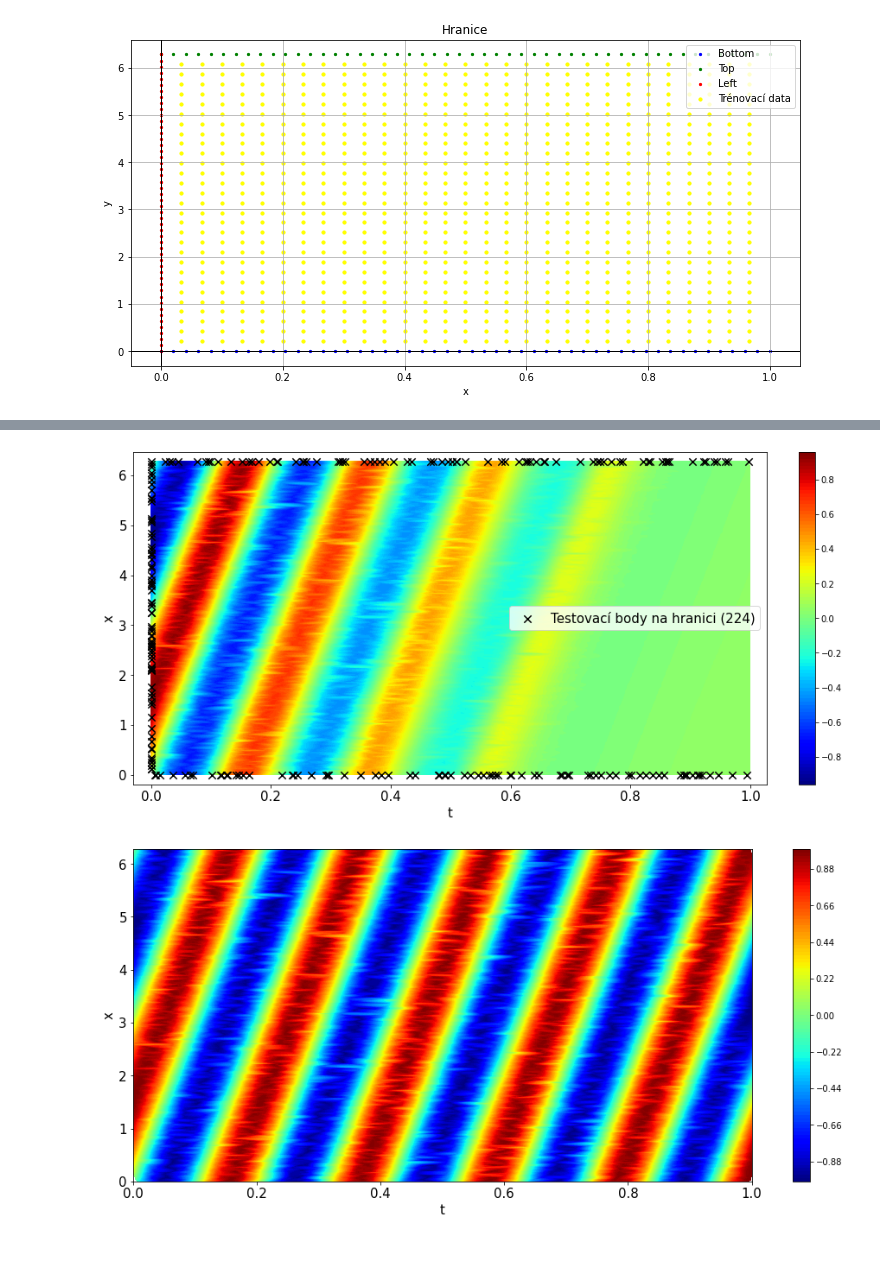
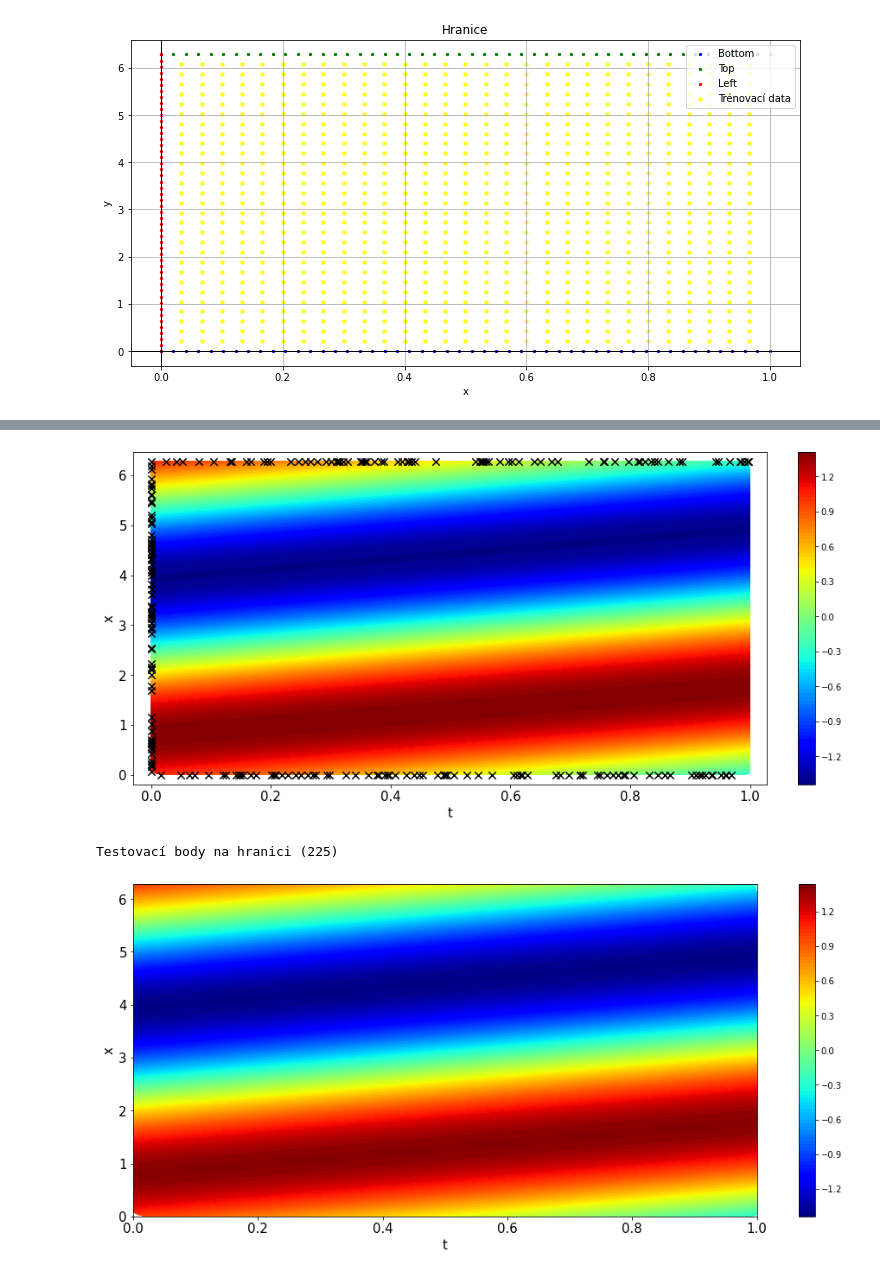
Before and after one commit to STE0493/DP-PINNs, a Jupyter notebook: 6_PUBLISH_1D_convection.ipynb, the cells around one changed output, grey strips where cells are left out. Cells and saved outputs as stored; diff of their text form; code cells hidden in the pictures.

```diff
--- a/6_PUBLISH_1D_convection.ipynb
+++ b/6_PUBLISH_1D_convection.ipynb
@@ -9,7 +9,7 @@ import matplotlib.pyplot as plt
 from scipy.interpolate import griddata
 # %%
 # Určení hodnoty parametru beta
-BETA = 30
+BETA = 1
 # %% [markdown]
 # Řešení 1D transportní úlohy
 
@@ -150,7 +150,7 @@ def compute_derivatives_2d(model, x, y): # Výpočet derivací pomocí funkce au
 # %%
 # Krok 1.4: Funkce pro výpočet analytického řešení
 def exact_solution(t_data, x_data):
-    u = torch.sin(x_data - BETA*t_data)
+    u = torch.sin(x_data - BETA*t_data) + torch.cos(x_data - BETA*t_data)
     return u
 # %%
 # Krok 1.5: Funkce pro vygenerování testovacích dat v oblasti (i na její hranici)
@@ -324,7 +324,7 @@ z = u_pred.detach().cpu().numpy().squeeze()
 
 grid_t, grid_x = np.linspace(0, 1, 500), np.linspace(0, 2*np.pi, 500)
 grid_t, grid_x = np.meshgrid(grid_t, grid_x)
-grid_z = griddata((t, x), z, (grid_t, grid_x), method="linear")
+grid_z = griddata((t, x), z, (grid_t, grid_x), method="cubic")
 
 # Vykreslení
 ax = axes
@@ -339,7 +339,7 @@ x_boundary = x[boundary_mask]
 no_bound_points = len(t_boundary)
 ax.scatter(t_boundary, x_boundary, color="black", s=70, label=f"Testovací body na hranici ({no_bound_points})", marker="x")
 
-ax.legend(fontsize=15)
+#ax.legend(fontsize=15)
 x_padding = 0.03 * (x_boundary.max() - x_boundary.min())  # Přidání okrajů
 t_padding = 0.03 * (t_boundary.max() - t_boundary.min())
 ax.set_xlim(t_boundary.min() - t_padding, t_boundary.max() + t_padding)
@@ -348,35 +348,37 @@ ax.set_ylim(x_boundary.min() - x_padding, x_boundary.max() + x_padding)
 plt.xticks(fontsize=15)
 plt.yticks(fontsize=15)
 plt.show()
+print(f"Testovací body na hranici ({no_bound_points})")
 # %% [output]
-[figure, old version]
+[figure, new version]
+Testovací body na hranici (225)
 # %%
 # Krok 5.2: Vykreslení přesného řešení
 true_values = exact_solution(t_test, x_test)
 
 # Interpolace
 fig, axes = plt.subplots(1, 1, figsize=(12, 6), constrained_layout=True)
 
 t = t_test.detach().cpu().numpy().squeeze()
 x = x_test.detach().cpu().numpy().squeeze()
 z = true_values.detach().cpu().numpy().squeeze()
 
 grid_t, grid_x = np.linspace(0, 1, 500), np.linspace(0, 2*np.pi, 500)
 grid_t, grid_x = np.meshgrid(grid_t, grid_x)
-grid_z = griddata((t, x), z, (grid_t, grid_x), method="linear")
+grid_z = griddata((t, x), z, (grid_t, grid_x), method="cubic")
 
 # Vykreslení
 ax = axes
 im = ax.contourf(grid_t, grid_x, grid_z, levels=100, cmap="jet", vmin=None, vmax=None)
 cbar = fig.colorbar(im, ax=ax, orientation="vertical")
 ax.set_xlabel("t", fontsize=15)
 ax.set_ylabel("x", fontsize=15)
 
 plt.xticks(fontsize=15)
 plt.yticks(fontsize=15)
 plt.show()
 # %% [output]
-[figure, old version]
+[figure, new version]
 # %%
 # Krok 5.3: Definice funkce pro vykreslení řezů aproximace řešení pomocí NN a přesného řešení
 def plot_solution_cut_with_exact(t_fixed, t_test, x_test, u_pred):
```
Also changed, not shown: parts of 9 cells of this notebook.
